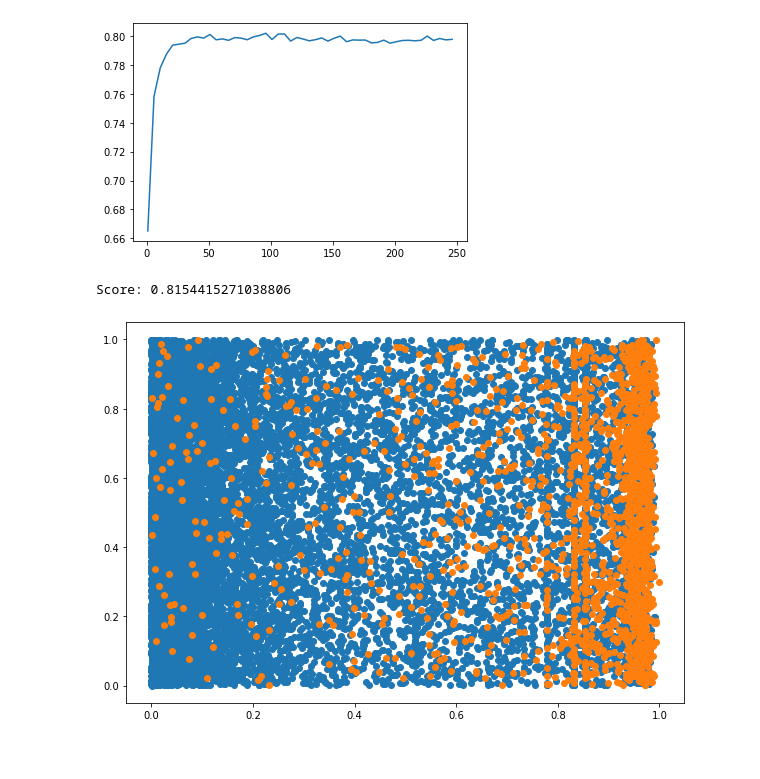
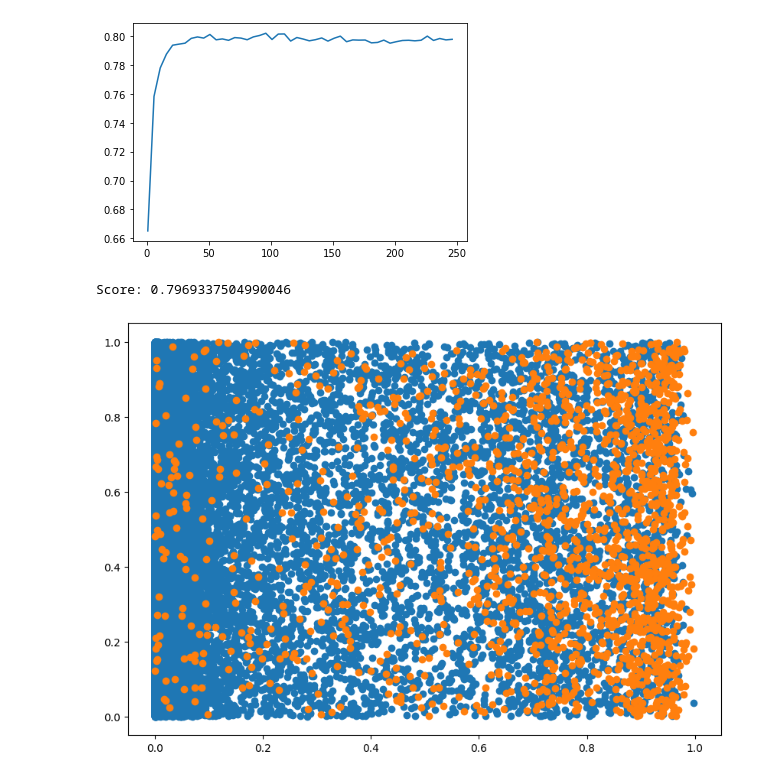
Before and after one commit to aruasouza/amcred, a Jupyter notebook: model.ipynb, the cells around one changed output. Saved outputs shown, nothing was run; the diff lists cells and outputs as text; code cells hidden in the pictures.

```diff
--- a/model.ipynb
+++ b/model.ipynb
@@ -10,7 +10,7 @@ from sklearn.model_selection import GridSearchCV
 from scipy.optimize import curve_fit
 import json
 # %%
-df = pd.read_feather('big_frame.feather').drop('classificacao',axis = 1)
+df = pd.read_feather('big_frame_3.feather')
 # %%
 x_train,x_test,y_train,y_test = train_test_split(df.drop('DEFAULT',axis = 1).values,df['DEFAULT'].values,test_size = 0.25)
 # %%
@@ -104,15 +104,15 @@ plt.plot(list(range(1,251,5)),scores)
 [<matplotlib.lines.Line2D at 0x...>]
 [figure]
 # %%
-xgb_model = XGBClassifier(scale_pos_weight = 25).fit(x_train, y_train)
+xgb_model = XGBClassifier(scale_pos_weight = 10).fit(x_train, y_train)
 prediction = xgb_model.predict_proba(x_test)[:,1]
 print('Score:',metric(y_test,prediction))
 plt.figure(figsize = (10,7))
 _ = plt.scatter(prediction[y_test == 0],np.random.rand(len(prediction[y_test == 0])))
 _ = plt.scatter(prediction[y_test == 1],np.random.rand(len(prediction[y_test == 1])))
 # %% [output]
-Score: 0.8154415271038806
+Score: 0.7969337504990046
-[figure, old version]
+[figure, new version]
 # %%
 proba_plot(y_test,prediction,0.05)
 # %% [output]
```
Also changed, not shown: parts of 12 cells of this notebook, 18 other files.
